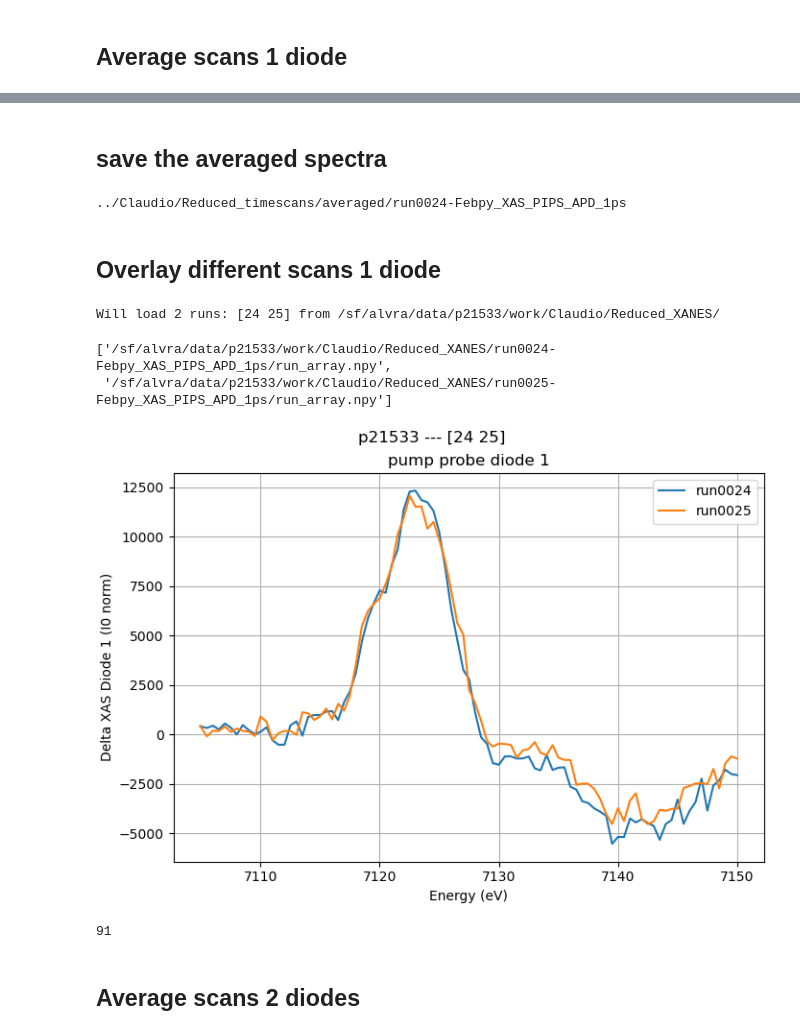
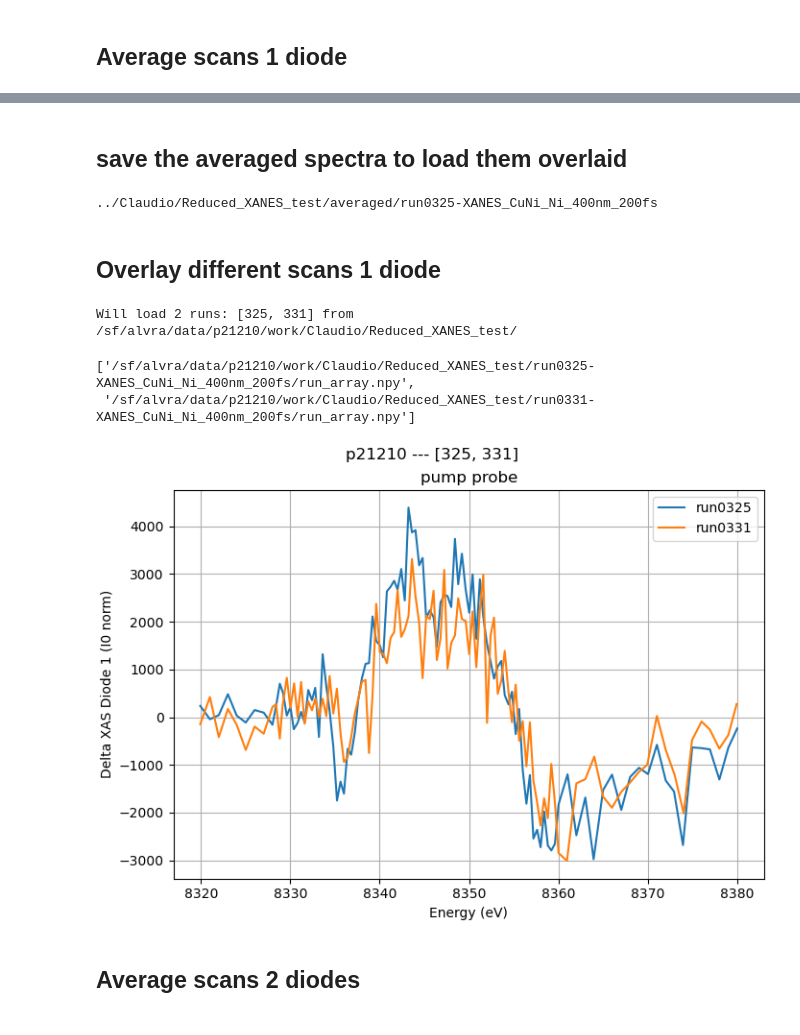
Before and after one commit to paulscherrerinstitute/alvra_beamline_scripts, a Jupyter notebook: Plotting_XANES.ipynb, the cells around one changed output, grey strips where cells are left out. Cells and saved outputs as stored; diff of their text form; code cells hidden in the pictures.

```diff
--- a/Plotting_XANES.ipynb
+++ b/Plotting_XANES.ipynb
@@ -56,21 +59,3 @@ print ('{} scans of {} steps each'.format(len(runlist), np.shape(Pump_probe_Diod
 # %% [markdown]
 <a id='Ave_data'></a>
 ## Average scans 1 diode
-# %%
-#### CH1 ####
-DataDiode1_pump   = np.asarray(DataDiode1_pump)
-DataDiode1_unpump = np.asarray(DataDiode1_unpump)
-Pump_probe_Diode1 = np.asarray(Pump_probe_Diode1)
-goodshots1        = np.asarray(goodshots1)
-
-XAS1_pump        = np.mean(DataDiode1_pump[:,:,0], axis=0)
-err1_low_pump    = np.mean((DataDiode1_pump[:,:,0]-DataDiode1_pump[:,:,1])/np.sqrt(goodshots1), axis=0)
-err1_high_pump   = np.mean((DataDiode1_pump[:,:,2]-DataDiode1_pump[:,:,0])/np.sqrt(goodshots1), axis=0)
-
-XAS1_unpump      = np.mean(DataDiode1_unpump[:,:,0], axis=0)
-err1_low_unpump  = np.mean((DataDiode1_unpump[:,:,0]-DataDiode1_unpump[:,:,1])/np.sqrt(goodshots1), axis=0)
-err1_high_unpump = np.mean((DataDiode1_unpump[:,:,2]-DataDiode1_unpump[:,:,0])/np.sqrt(goodshots1), axis=0)
-
-XAS1_pump_probe       = np.mean(Pump_probe_Diode1[:,:,0], axis=0)
-err1_low_pump_probe   = np.sqrt(err1_low_pump**2  + err1_low_unpump**2)
-err1_high_pump_probe  = np.sqrt(err1_high_pump**2 + err1_high_unpump**2)
@@ -108,0 +62,3 @@ plt.show()
+# %%
+Energy_eV, DataDiode1_pump, DataDiode1_unpump, Pump_probe_Diode1, goodshots1 = \
+Plot_AveScans_1diode(titlestring_stack, scan, data, len(runlist), timescan=False)
@@ -109,27 +67,29 @@ plt.show()
 # %% [markdown]
-## save the averaged spectra
+## save the averaged spectra to load them overlaid
 # %%
 run_name = glob.glob(Loaddir + '/*{:04d}*'.format(runlist[0]))[0].split('/')[-1]
-reducedir ='../Claudio/Reduced_timescans/averaged/'
+reducedir ='../Claudio/Reduced_XANES_test/averaged/'
 os.makedirs(reducedir+run_name, exist_ok=True)
 
-DataDiode1_pump_avg   = np.mean(DataDiode1_pump[:,:,:], axis=0)
-DataDiode1_unpump_avg = np.mean(DataDiode1_unpump[:,:,:], axis=0)
-Pump_probe1_avg       = np.mean(Pump_probe_Diode1[:,:,:], axis=0)
-goodshots1_avg        = np.mean(goodshots1, axis=0)
-
-#save_run_array_XANES(reducedir, run_name, Energy_eV, DataDiode1_pump_avg, DataDiode1_unpump_avg, Pump_probe1_avg, goodshots1_avg)
+def average_array(array, axis):
+    return np.mean(array, axis=axis)
+save_reduced_data_1diode(reducedir, run_name, scan,
+                         average_array(DataDiode1_pump, 0),
+                         average_array(DataDiode1_unpump, 0),
+                         average_array(Pump_probe_Diode1, 0),
+                         average_array(goodshots1, 0),
+                         average_array(correlation1, 0))
 print (reducedir+run_name)
 # %% [output]
-../Claudio/Reduced_timescans/averaged/run0024-Febpy_XAS_PIPS_APD_1ps
+../Claudio/Reduced_XANES_test/averaged/run0325-XANES_CuNi_Ni_400nm_200fs
 # %% [markdown]
 <a id='Overlay'></a>
 ## Overlay different scans 1 diode
 # %%
-pgroup = 'p21533'
-runlist = np.arange(24, 26, 1)
-#runlist = [164, 166]
-Loaddir_folder = 'Reduced_XANES'
+pgroup = 'p21210'
+#runlist = np.arange(10, 12, 1)
+runlist = [325, 331]
+Loaddir_folder = 'Reduced_XANES_test'
 
 ##############################################
 Loaddir = '/sf/alvra/data/{}/work/Claudio/{}/'.format(pgroup, Loaddir_folder)
@@ -143,15 +103,17 @@ for run in runlist:
         print("Some runs are missing")
 check
 # %% [output]
-Will load 2 runs: [24 25] from /sf/alvra/data/p21533/work/Claudio/Reduced_XANES/
+Will load 2 runs: [325, 331] from /sf/alvra/data/p21210/work/Claudio/Reduced_XANES_test/
-['/sf/alvra/data/p21533/work/Claudio/Reduced_XANES/run0024-Febpy_XAS_PIPS_APD_1ps/run_array.npy',
- '/sf/alvra/data/p21533/work/Claudio/Reduced_XANES/run0025-Febpy_XAS_PIPS_APD_1ps/run_array.npy']
+['/sf/alvra/data/p21210/work/Claudio/Reduced_XANES_test/run0325-XANES_CuNi_Ni_400nm_200fs/run_array.npy',
+ '/sf/alvra/data/p21210/work/Claudio/Reduced_XANES_test/run0331-XANES_CuNi_Ni_400nm_200fs/run_array.npy']
 # %%
 fig, (ax1) = plt.subplots(1, figsize=(7, 5), constrained_layout=True)
 plt.suptitle(titlestring_stack)
+if 'averaged' in Loaddir:
+    plt.suptitle(titlestring_stack + ' averaged')
 
 keys = []
-#lab = ['DMM','N2Q','N4PY']
+#lab = ['50ps','1ps','200fs']
 
 for index, run in enumerate(runlist):
     path = glob.glob(Loaddir + '/*{:04d}*/'.format(run))
@@ -159,41 +121,42 @@ for index, run in enumerate(runlist):
     for key in run_array.keys():
         runnumber = run_array[key]["name"].split('-')[0]
 
         if 'averaged' in Loaddir:
             runnumber = run_array[key]["name"].split('-')[0] + '_avg'
-        Energy_eV = run_array[key]["Energy_eV"]
+        #Energy_eV = run_array[key]["Energy_eV"]
+        Energy_eV = run_array[key]["readbacks"]
         XAS1_pump_probe = run_array[key]["Pump_probe_Diode1"]
         D1p = run_array[key]["DataDiode1_pump"]
         D1u = run_array[key]["DataDiode1_unpump"]
         gs1 = run_array[key]["goodshots1"]
 
         err1_low_pump    = (D1p[:,0]-D1p[:,1])/np.sqrt(gs1)
         err1_high_pump   = (D1p[:,2]-D1p[:,0])/np.sqrt(gs1)
         err1_low_unpump  = (D1u[:,0]-D1u[:,1])/np.sqrt(gs1)
         err1_high_unpump = (D1u[:,2]-D1u[:,0])/np.sqrt(gs1)
 
         err1_low_pump_probe   = np.sqrt(err1_low_pump**2  + err1_low_unpump**2)
         err1_high_pump_probe  = np.sqrt(err1_high_pump**2 + err1_high_unpump**2)
 
+        #ax1.plot(Energy_eV, (D1u[:,0]-np.mean(D1u[:5,0]))/np.max(D1u[:,0]-np.mean(D1u[:5,0])), label=runnumber)
         ax1.plot(Energy_eV, XAS1_pump_probe[:,0], label=runnumber)
-        #ax1.axes.errorbar(Delay_fs, XAS1_pump_probe[:,0], err1_low_pump_probe, err1_high_pump_probe)
+        #ax1.axes.errorbar(Energy_eV, XAS1_pump_probe[:,0], (err1_low_pump_probe, err1_high_pump_probe), label=runnumber)
+        #ax2 = plt.twinx(ax1)
+        #ax2.plot(Energy_eV, D1p[:,0], label=runnumber)
+
 
 ax1.set_xlabel("Energy (eV)")
 ax1.set_ylabel ("Delta XAS Diode 1 (I0 norm)")
 #ax1.set_xlim(-1000, 50000)
 ax1.legend()
 ax1.grid()
 
 #ax1.vlines(x=[2466.35,2466.75, 2469.55, 2472], ymin=-0.3, ymax=0.3, colors='black', ls='--', lw=1)
 
-ax1.set_title('pump probe diode 1')
+ax1.set_title('pump probe')
 plt.show()
 # %% [output]
-[figure, old version]
+[figure, new version]
-# %%
-len(Energy_eV)
-# %% [output]
-91
 # %% [markdown]
 <a id='Ave_data_2'></a>
 ## Average scans 2 diodes
```
Also changed, not shown: parts of 33 cells of this notebook, 5 other files.
